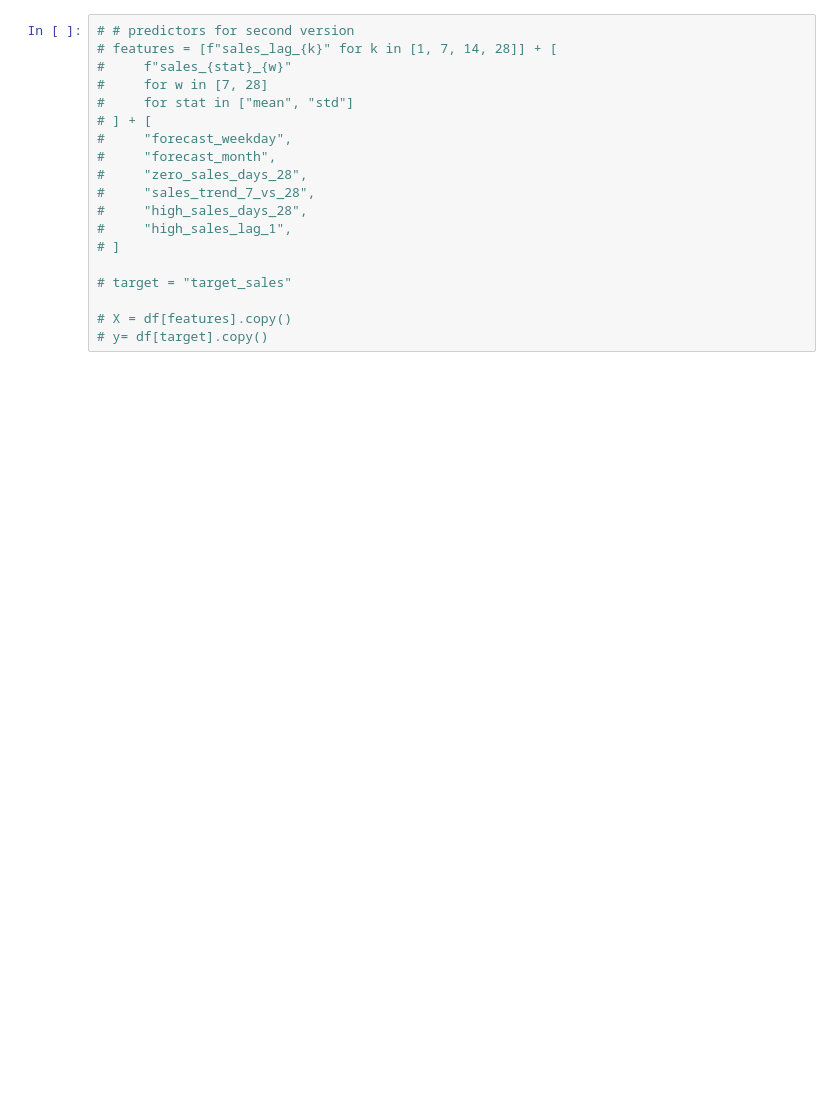
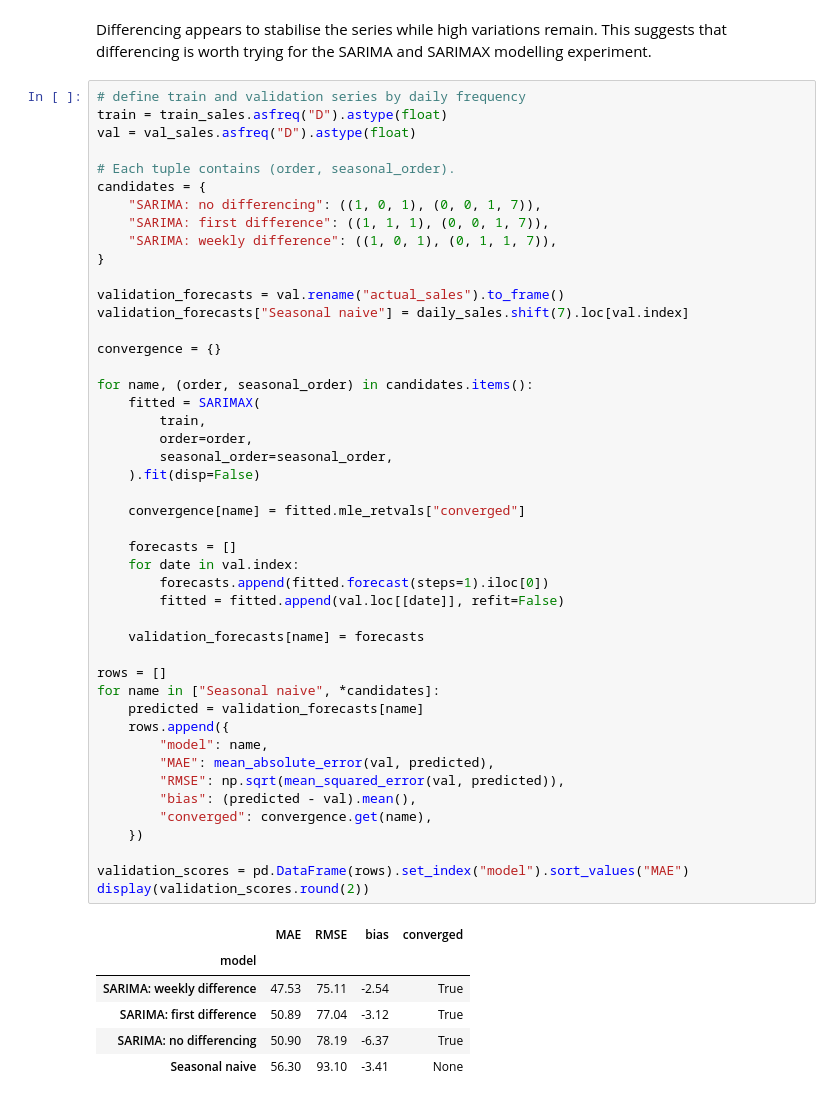
Before and after one commit to pboneza/smart-stock, a Jupyter notebook: notebooks/03_forecasting.ipynb, the cells around one changed output. Drawn from its saved outputs; the diff is of its cells as text; blank space fills up the shorter version.

```diff
--- a/notebooks/03_forecasting.ipynb
+++ b/notebooks/03_forecasting.ipynb
@@ -62,20 +151,56 @@ y = df[target]
+# %% [markdown]
+Differencing appears to stabilise the series while high variations remain. This suggests that differencing is worth trying for the SARIMA and SARIMAX modelling experiment.
 # %%
-# # predictors for second version
-# features = [f"sales_lag_{k}" for k in [1, 7, 14, 28]] + [
-#     f"sales_{stat}_{w}"
-#     for w in [7, 28]
-#     for stat in ["mean", "std"]
-# ] + [
-#     "forecast_weekday",
-#     "forecast_month",
-#     "zero_sales_days_28",
-#     "sales_trend_7_vs_28",
-#     "high_sales_days_28",
-#     "high_sales_lag_1",
-# ]
+# define train and validation series by daily frequency
+train = train_sales.asfreq("D").astype(float)
+val = val_sales.asfreq("D").astype(float)
 
-# target = "target_sales"
+# Each tuple contains (order, seasonal_order).
+candidates = {
+    "SARIMA: no differencing": ((1, 0, 1), (0, 0, 1, 7)),
+    "SARIMA: first difference": ((1, 1, 1), (0, 0, 1, 7)),
+    "SARIMA: weekly difference": ((1, 0, 1), (0, 1, 1, 7)),
+}
 
-# X = df[features].copy()
-# y= df[target].copy()
+validation_forecasts = val.rename("actual_sales").to_frame()
+validation_forecasts["Seasonal naive"] = daily_sales.shift(7).loc[val.index]
+
+convergence = {}
+
+for name, (order, seasonal_order) in candidates.items():
+    fitted = SARIMAX(
+        train,
+        order=order,
+        seasonal_order=seasonal_order,
+    ).fit(disp=False)
+
+    convergence[name] = fitted.mle_retvals["converged"]
+
+    forecasts = []
+    for date in val.index:
+        forecasts.append(fitted.forecast(steps=1).iloc[0])
+        fitted = fitted.append(val.loc[[date]], refit=False)
+
+    validation_forecasts[name] = forecasts
+
+rows = []
+for name in ["Seasonal naive", *candidates]:
+    predicted = validation_forecasts[name]
+    rows.append({
+        "model": name,
+        "MAE": mean_absolute_error(val, predicted),
+        "RMSE": np.sqrt(mean_squared_error(val, predicted)),
+        "bias": (predicted - val).mean(),
+        "converged": convergence.get(name),
+    })
+
+validation_scores = pd.DataFrame(rows).set_index("model").sort_values("MAE")
+display(validation_scores.round(2))
+# %% [output]
+|  | MAE | RMSE | bias | converged |
+| model |  |  |  |  |
+| SARIMA: weekly difference | 47.53 | 75.11 | -2.54 | True |
+| SARIMA: first difference | 50.89 | 77.04 | -3.12 | True |
+| SARIMA: no differencing | 50.90 | 78.19 | -6.37 | True |
+| Seasonal naive | 56.30 | 93.10 | -3.41 | None |
 # %%
```
Also changed, not shown: parts of 40 cells of this notebook, 1 other file.
